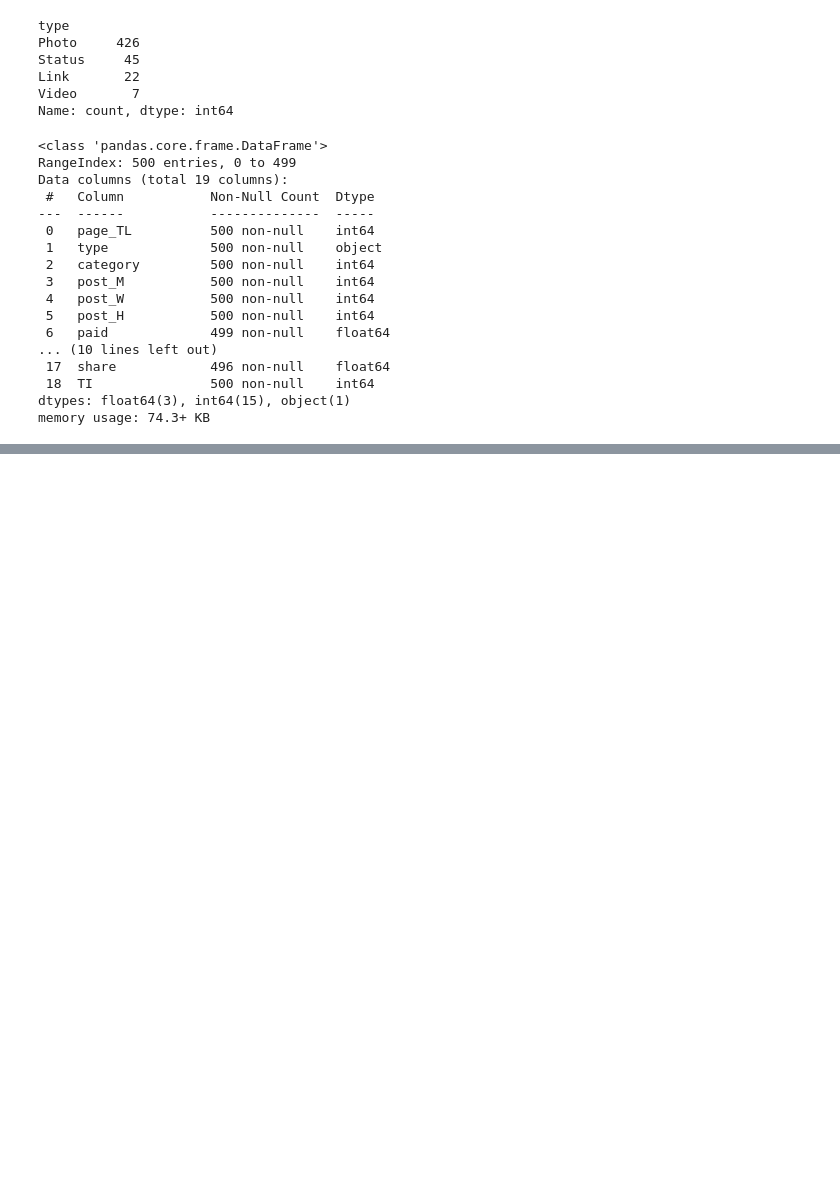
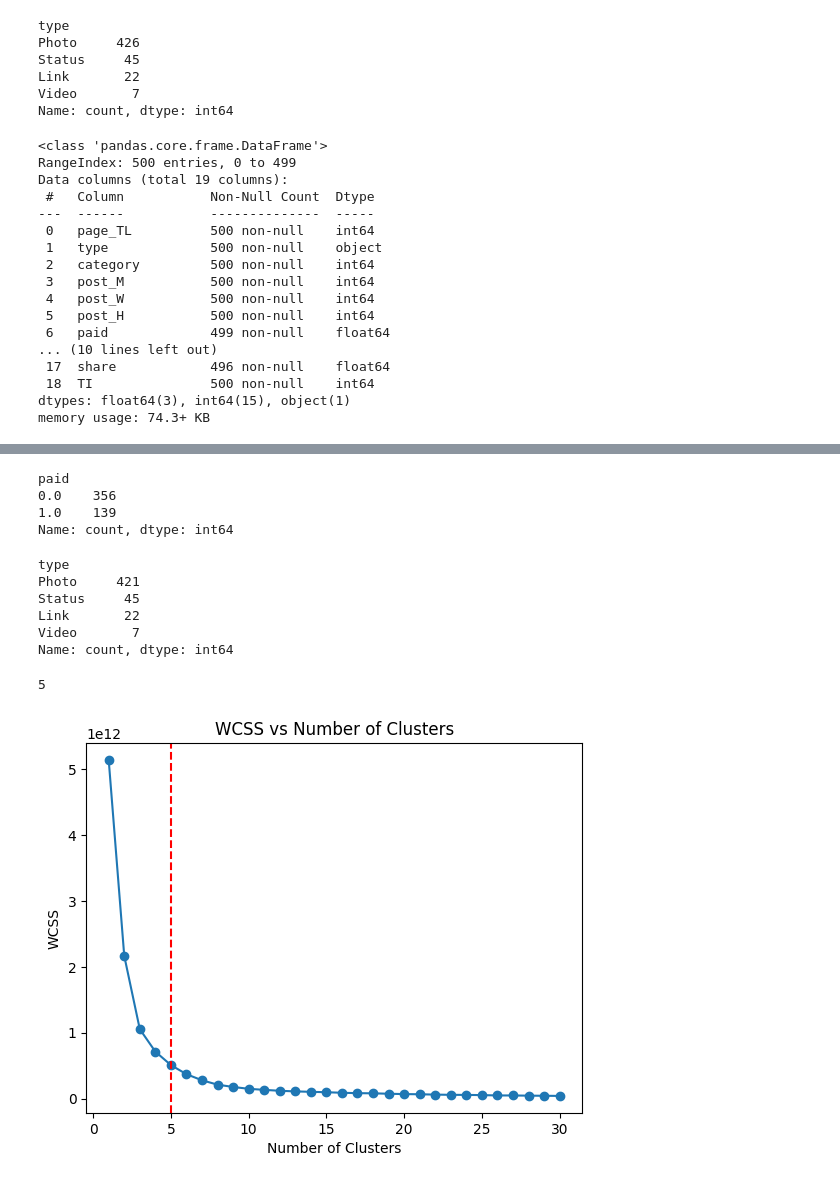
Before and after one commit to jemilnasit/EDA-On-Facebook-Page, a Jupyter notebook: EDA_facebook.ipynb, the cells around one changed output, grey strips where cells are left out. Cells and saved outputs as stored; diff of their text form; code cells hidden in the pictures; blank space fills up the shorter version.

```diff
--- a/EDA_facebook.ipynb
+++ b/EDA_facebook.ipynb
@@ -103,3 +103,46 @@ df.describe()
 | 50% | 129600.000000 | 2.000000 | 7.000000 | 4.000000 | 9.000000 | 0.000000 | 5290.000000 | 9.084000e+03 | 630.000000 | 555.000000 | ... |
 | 75% | 136393.000000 | 3.000000 | 10.000000 | 6.000000 | 11.000000 | 1.000000 | 13248.000000 | 2.250300e+04 | 1062.000000 | 969.000000 | ... |
 | max | 139441.000000 | 3.000000 | 12.000000 | 7.000000 | 23.000000 | 1.000000 | 180480.000000 | 1.110282e+06 | 11452.000000 | 11328.000000 | ... |
+# %%
+df.value_counts(df['paid'])
+# %% [output]
+paid
+0.0    356
+1.0    139
+Name: count, dtype: int64
+# %%
+df.value_counts(df['type'])
+# %% [output]
+type
+Photo     421
+Status     45
+Link       22
+Video       7
+Name: count, dtype: int64
+# %%
+df['type'] = df['type'].map({'Link': 0, 'Photo': 1, 'Status': 2, 'Video': 3})
+df = df.drop(['post_M','post_W','post_H'], axis=1)
+# %%
+from sklearn.cluster import KMeans
+from kneed import KneeLocator
+
+wcss = []
+
+for i in range(1, 31):
+    km = KMeans(n_clusters=i, init='k-means++',n_init=10, random_state=0)
+    model = km.fit(df)
+    wcss.append(km.inertia_)
+
+kl = KneeLocator(range(1, 31), wcss, curve='convex', direction='decreasing')
+k_point = kl.elbow
+print(k_point)
+
+plt.plot(range(1, 31), wcss, marker='o')
+plt.axvline(x=k_point, color='r', linestyle='--')
+plt.title('WCSS vs Number of Clusters')
+plt.xlabel('Number of Clusters')
+plt.ylabel('WCSS')
+plt.show()
+# %% [output]
+5
+[figure, added]
```
Also changed, not shown: parts of 22 cells of this notebook.
